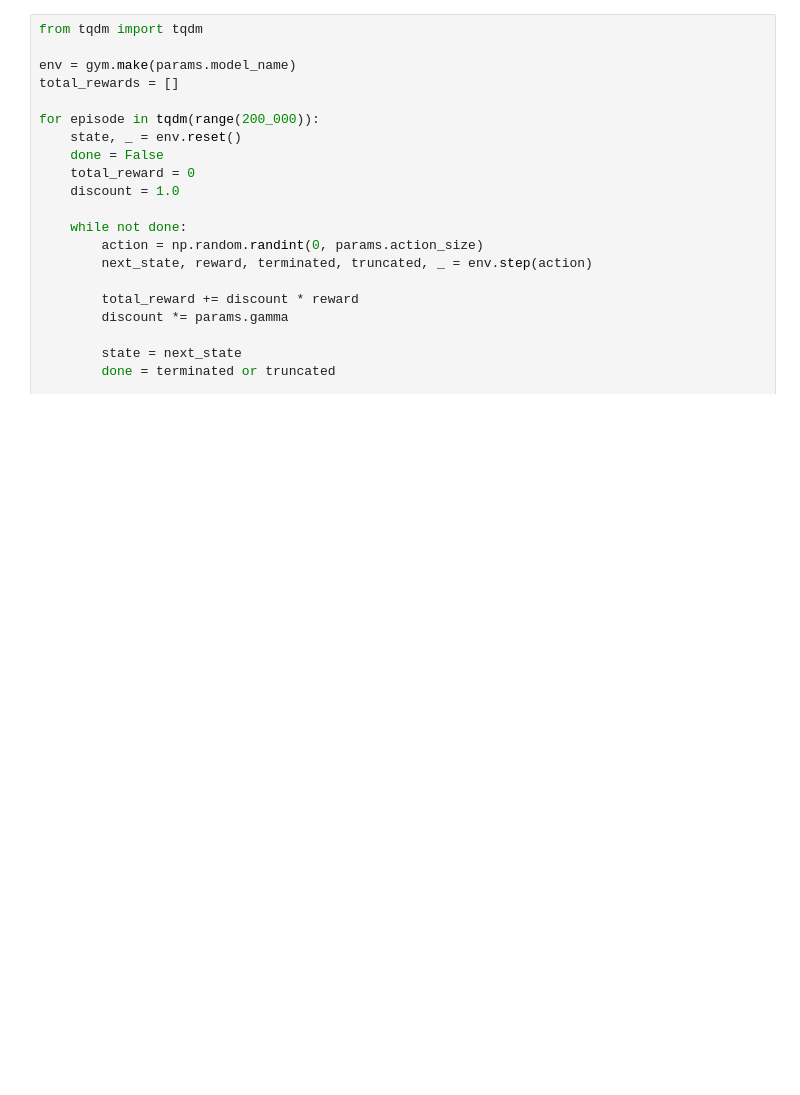
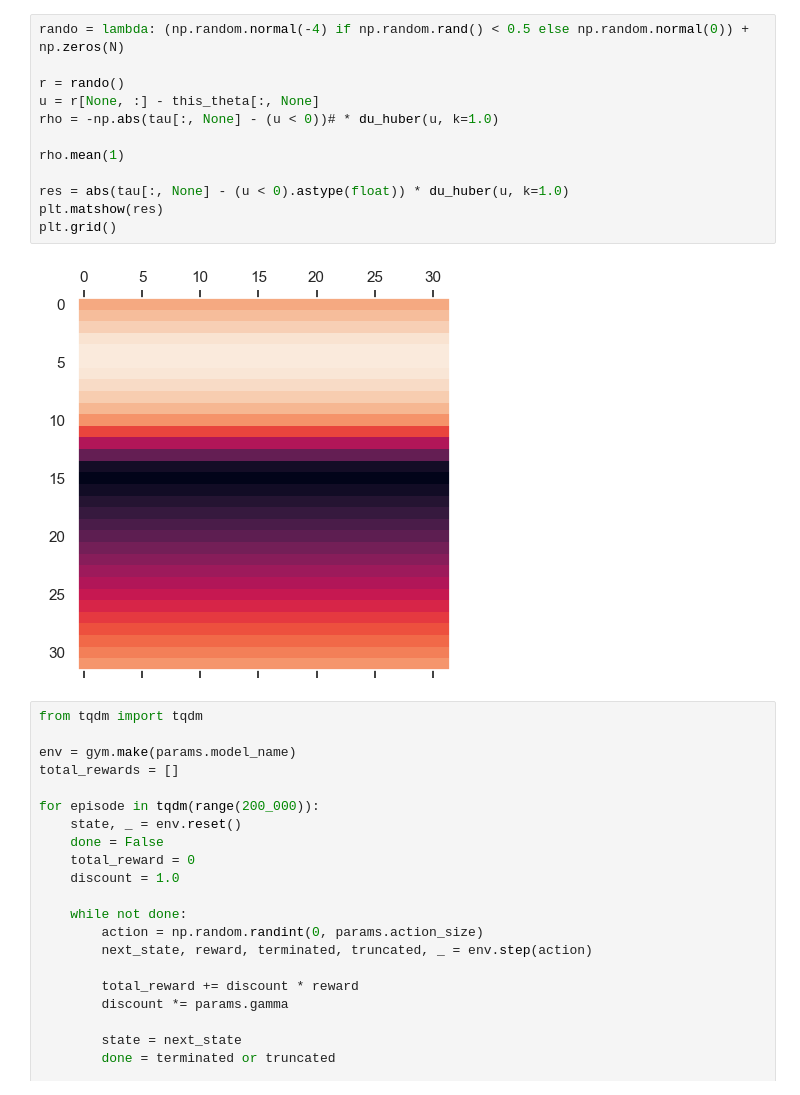
Before and after one commit to AlecHero/QuantileRegressionProject, a Jupyter notebook: tabular qr simple.ipynb, the cells around one changed output. Drawn from its saved outputs; the diff is of its cells as text; blank space fills up the shorter version.

```diff
--- a/tabular qr simple.ipynb
+++ b/tabular qr simple.ipynb
@@ -91,3 +227,17 @@ plt.show()
+# %%
+rando = lambda: (np.random.normal(-4) if np.random.rand() < 0.5 else np.random.normal(0)) + np.zeros(N)
+
+r = rando()
+u = r[None, :] - this_theta[:, None]
+rho = -np.abs(tau[:, None] - (u < 0))# * du_huber(u, k=1.0)
+
+rho.mean(1)
+
+res = abs(tau[:, None] - (u < 0).astype(float)) * du_huber(u, k=1.0)
+plt.matshow(res)
+plt.grid()
+# %% [output]
+[figure, added]
 # %%
 from tqdm import tqdm
 
```
Also changed, not shown: parts of 10 cells of this notebook, 15 other files.
